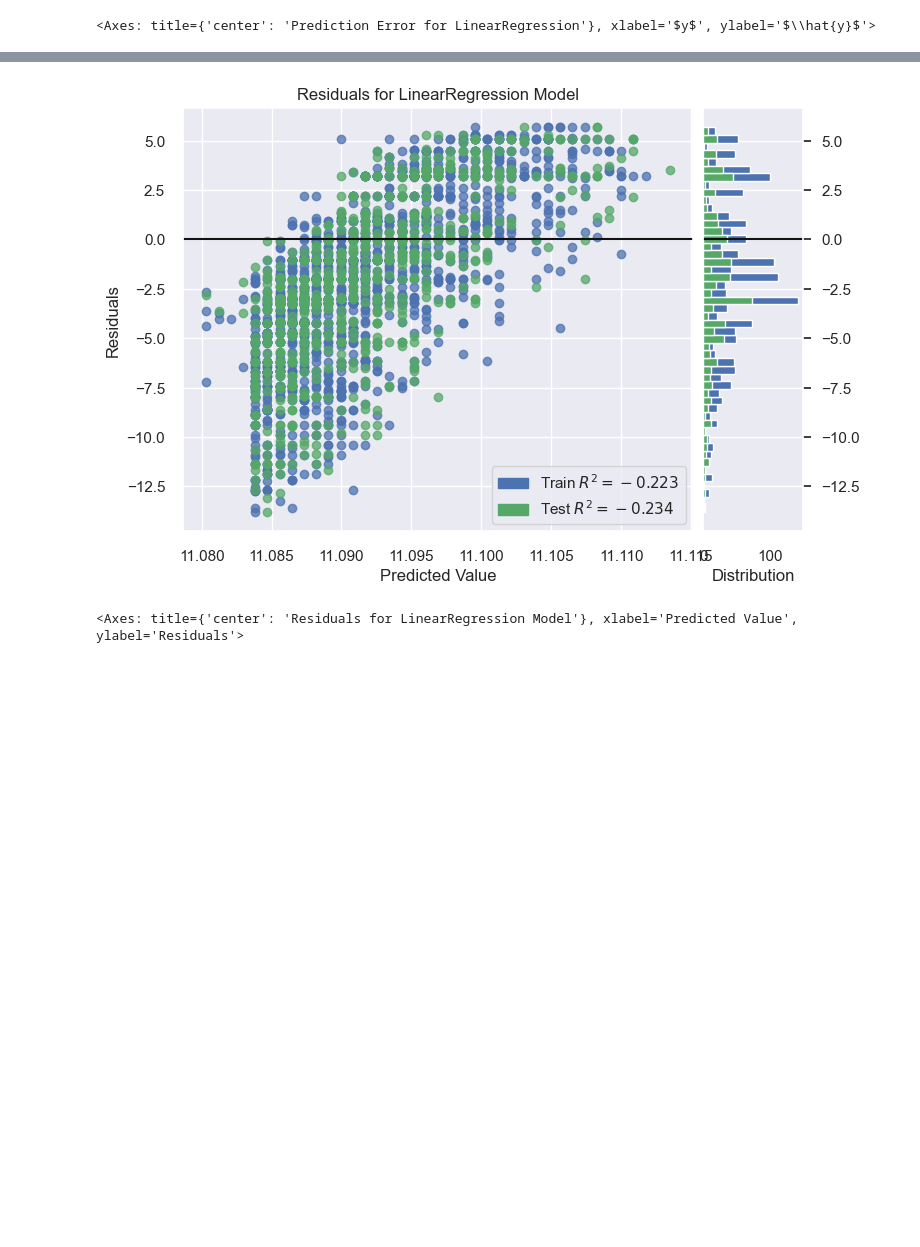
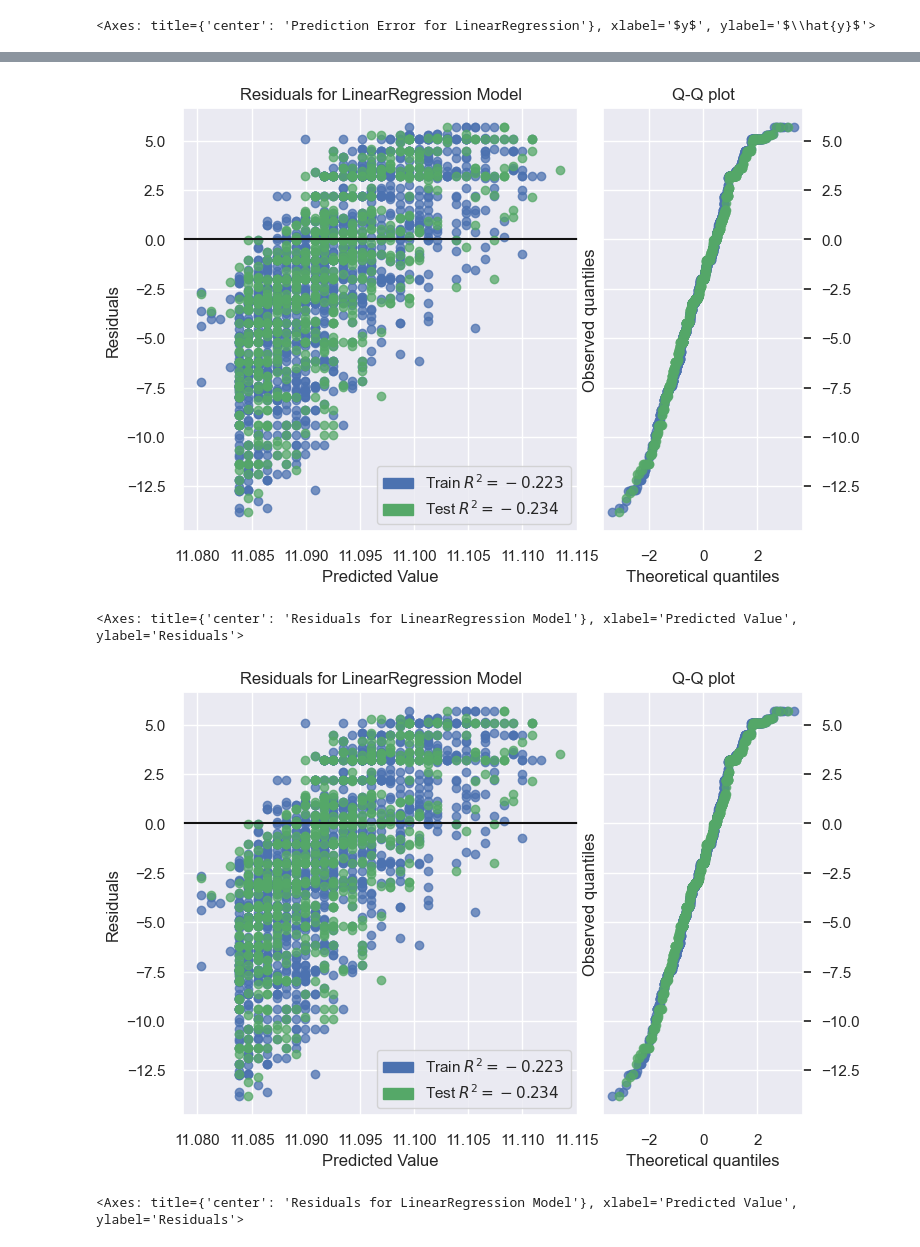
Before and after one commit to DocYoungblood/linear_regression_case_study, a Jupyter notebook: btm.ipynb, the cells around one changed output, grey strips where cells are left out. Cells and saved outputs as stored; diff of their text form; code cells hidden in the pictures; blank space fills up the shorter version.

```diff
--- a/btm.ipynb
+++ b/btm.ipynb
@@ -142,9 +142,17 @@ visualizer.poof()
 <Axes: title={'center': 'Prediction Error for LinearRegression'}, xlabel='$y$', ylabel='$\\hat{y}$'>
 # %%
-visualizer = ResidualsPlot(model1)
+visualizer = ResidualsPlot(model1, hist=False, qqplot=True)
 visualizer.fit(x_train3.reshape(-1, 1), y_train)
 visualizer.score(x_test3.reshape(-1, 1), y_test)
 visualizer.poof()
 # %% [output]
-[figure, old version]
+[figure, new version]
 <Axes: title={'center': 'Residuals for LinearRegression Model'}, xlabel='Predicted Value', ylabel='Residuals'>
+# %%
+visualizer = ResidualsPlot(model1, hist=False, qqplot=True)
+visualizer.fit(fico_train.reshape(-1, 1), y_train)
+visualizer.score(fico_test.reshape(-1, 1), y_test)
+visualizer.poof()
+# %% [output]
+[figure, added]
+<Axes: title={'center': 'Residuals for LinearRegression Model'}, xlabel='Predicted Value', ylabel='Residuals'>
```
Also changed, not shown: parts of 9 cells of this notebook.
